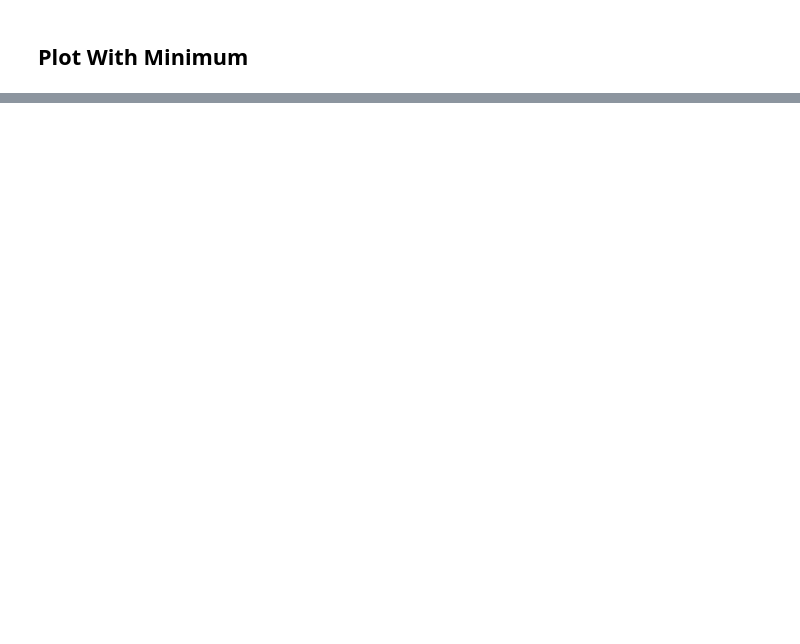
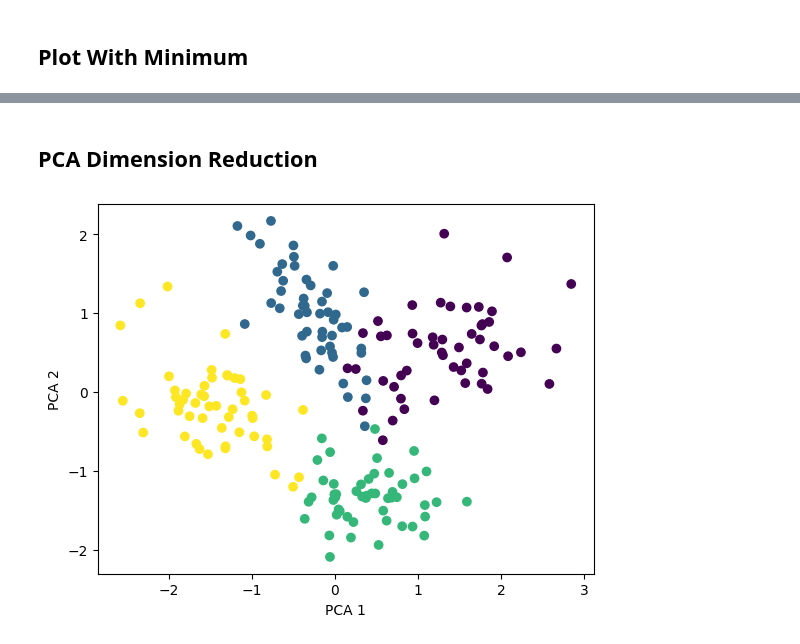
Before and after one commit to miaortizma/qosf24spring, a Jupyter notebook: minimization_algo_exploration_sanjay.ipynb, the cells around one changed output, grey strips where cells are left out. Saved outputs shown, nothing was run; the diff lists cells and outputs as text; code cells hidden in the pictures; blank space fills up the shorter version.

```diff
--- a/minimization_algo_exploration_sanjay.ipynb
+++ b/minimization_algo_exploration_sanjay.ipynb
@@ -101,0 +145,4 @@ plt.show()
+# %%
+crabs = pd.read_table("crabs.dat", sep="\s+", usecols=[0,1,3,4,5,6,7], skiprows=1, names=['Sp', 'Sex', 'FL', 'RW', 'CL', 'CW', 'BD'])
+crabs['Class'] = (crabs['Sp'] == 'O')*2 + (crabs['Sex']=='F')
+crabs.head()
@@ -101,0 +156,11 @@ plt.show()
+# %% [markdown]
+## PCA Dimension Reduction
+# %%
+pca = PCA(n_components=crabs['Class'].nunique())
+features_pca = pca.fit_transform(crabs[['FL', 'RW', 'CL', 'CW', 'BD']])
+plt.scatter(features_pca[:, 1],features_pca[:, 2], c=crabs['Class'])
+plt.xlabel("PCA 1")
+plt.ylabel("PCA 2")
+plt.show()
+# %% [output]
+[figure, added]
```
Also changed, not shown: parts of 23 cells of this notebook.
